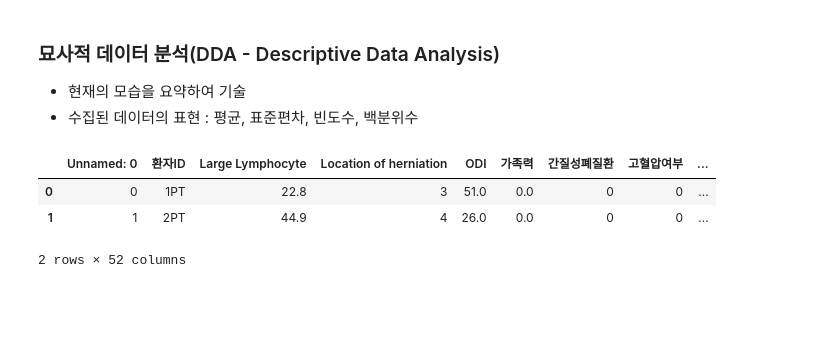
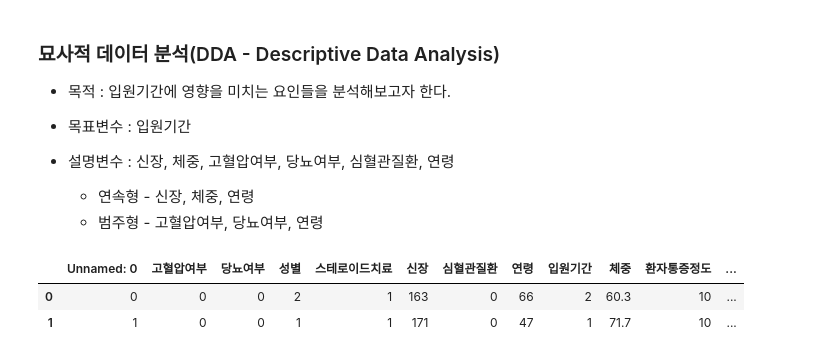
Before and after one commit to aabchyein/toy_data_analysis, a Jupyter notebook: codes/DDA/혜인_DDA.ipynb, the cells around one changed output. Cells and saved outputs as stored; diff of their text form; code cells hidden in the pictures; blank space fills up the shorter version.

```diff
--- a/codes/DDA/혜인_DDA.ipynb
+++ b/codes/DDA/혜인_DDA.ipynb
@@ -1,14 +1,17 @@
 # %% [markdown]
 ### 묘사적 데이터 분석(DDA - Descriptive Data Analysis)
-- 현재의 모습을 요약하여 기술
-- 수집된 데이터의 표현 : 평균, 표준편차, 빈도수, 백분위수
+- 목적 : 입원기간에 영향을 미치는 요인들을 분석해보고자 한다.
+
+- 목표변수 : 입원기간
+- 설명변수 : 신장, 체중, 고혈압여부, 당뇨여부, 심혈관질환, 연령
+    * 연속형 - 신장, 체중, 연령
+    * 범주형 - 고혈압여부, 당뇨여부, 연령
 # %%
 import pandas as pd
 # %%
-df_ROS = pd.read_csv('../../dataset/RecurrenceOfSurgery.csv')
+df_ROS = pd.read_csv('../../dataset/RecurrenceOfSurgery_quest.csv')
 df_ROS.head(2)
 # %% [output]
-|  | Unnamed: 0 | 환자ID | Large Lymphocyte | Location of herniation | ODI | 가족력 | 간질성폐질환 | 고혈압여부 | ... |
-| 0 | 0 | 1PT | 22.8 | 3 | 51.0 | 0.0 | 0 | 0 | ... |
-| 1 | 1 | 2PT | 44.9 | 4 | 26.0 | 0.0 | 0 | 0 | ... |
+|  | Unnamed: 0 | 고혈압여부 | 당뇨여부 | 성별 | 스테로이드치료 | 신장 | 심혈관질환 | 연령 | 입원기간 | 체중 | 환자통증정도 | ... |
+| 0 | 0 | 0 | 0 | 2 | 1 | 163 | 0 | 66 | 2 | 60.3 | 10 | ... |
+| 1 | 1 | 0 | 0 | 1 | 1 | 171 | 0 | 47 | 1 | 71.7 | 10 | ... |
-2 rows × 52 columns
```
Also changed, not shown: parts of 19 cells of this notebook, 4 other files.
